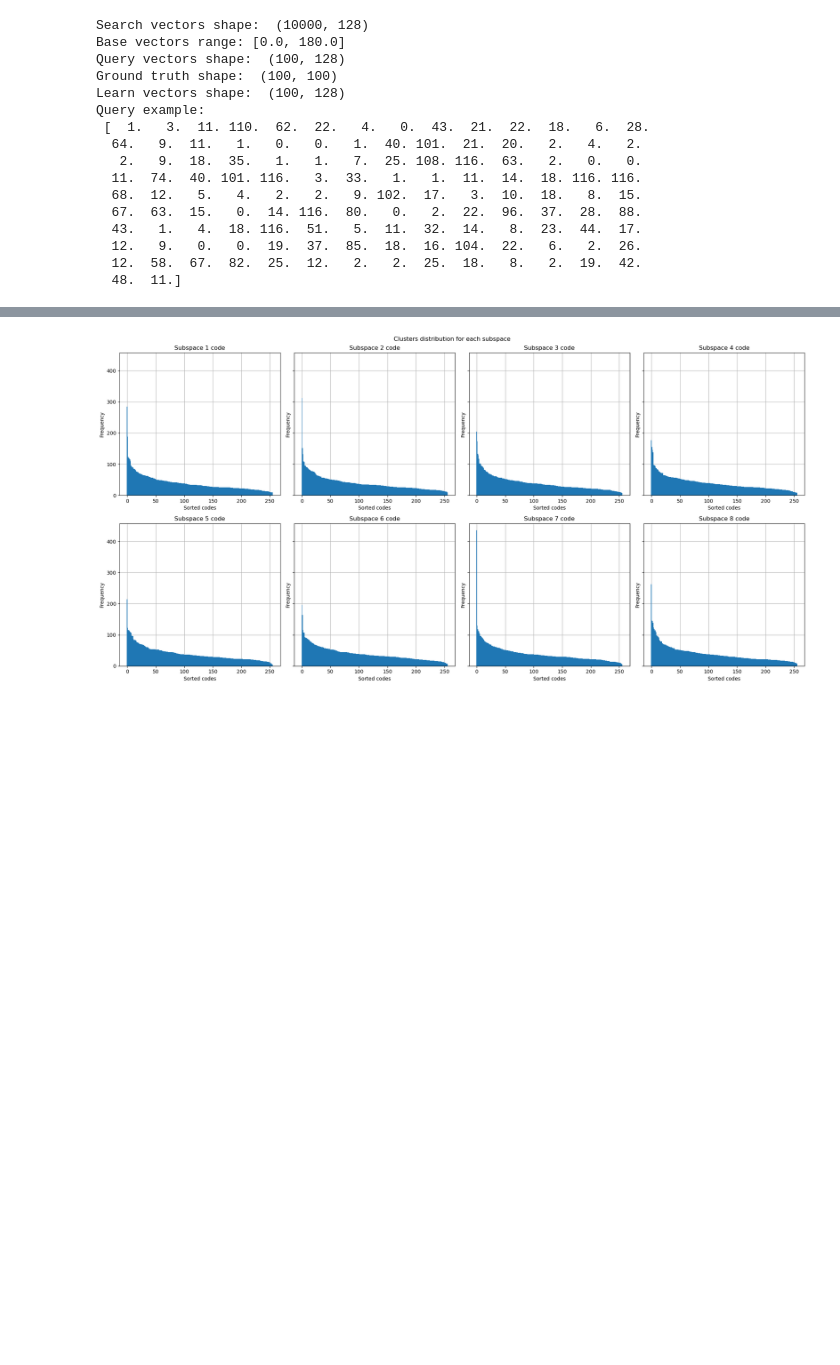
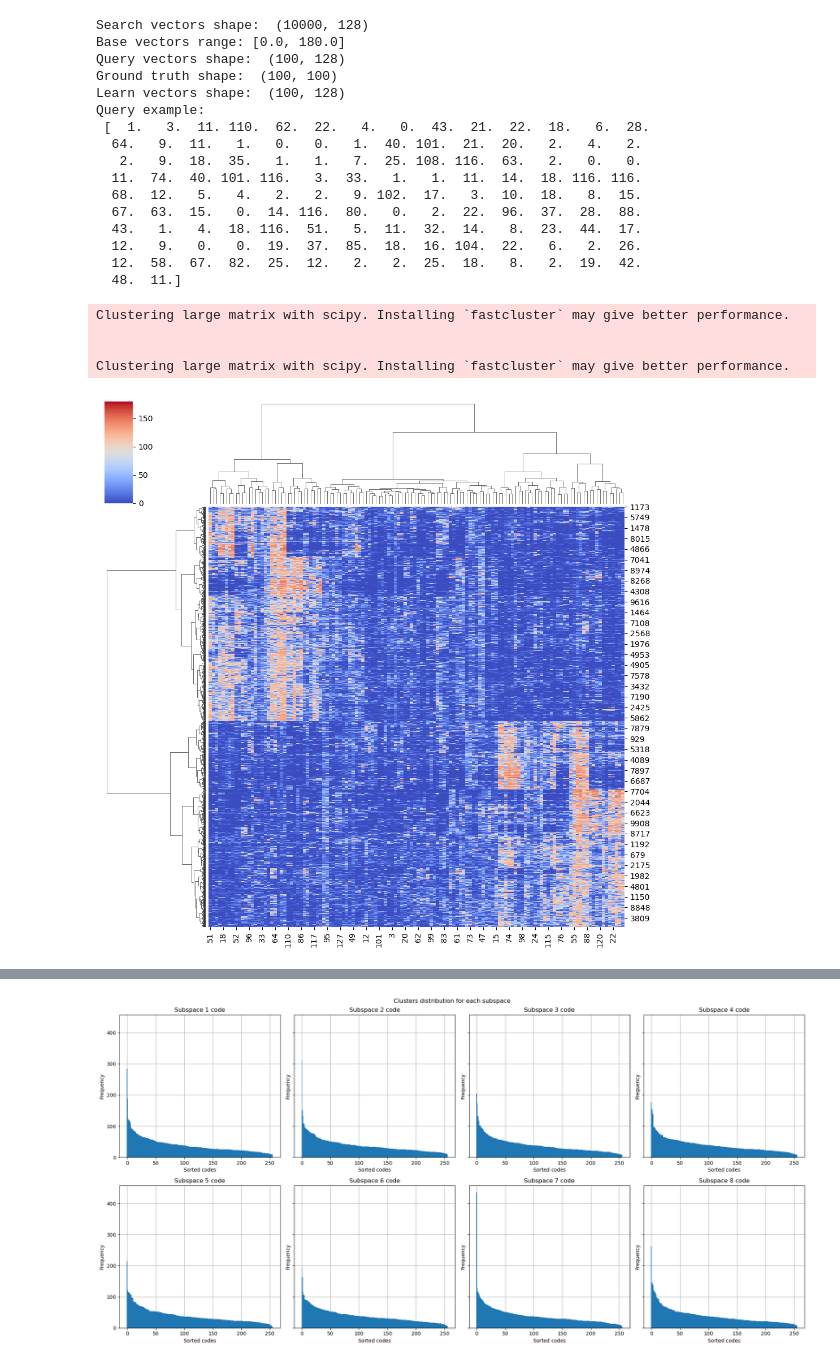
Before and after one commit to iretes/IR-proj, a Jupyter notebook: experiments.ipynb, the cells around one changed output, grey strips where cells are left out. Saved outputs shown, nothing was run; the diff lists cells and outputs as text; code cells hidden in the pictures; blank space fills up the shorter version.

```diff
--- a/experiments.ipynb
+++ b/experiments.ipynb
@@ -119,9 +119,15 @@ Query example:
 # plt.xticks([])
 # plt.xlabel("Features");
 # %%
-# if DATASET == "siftsmall":
-#     sns.clustermap(search_data, metric='euclidean', cmap='coolwarm', method='ward', figsize=(10, 10))
-#     plt.show()
+if DATASET == "siftsmall":
+    sns.clustermap(search_data, metric='euclidean', cmap='coolwarm', method='ward', figsize=(10, 10))
+    plt.show()
+# %% [output]
+Clustering large matrix with scipy. Installing `fastcluster` may give better performance.
+
+
+Clustering large matrix with scipy. Installing `fastcluster` may give better performance.
+[figure, added]
 # %%
 # display PQ implementation
 # file_path = 'search_approaches.py'
```
Also changed, not shown: parts of 12 cells of this notebook, 1 other file.
